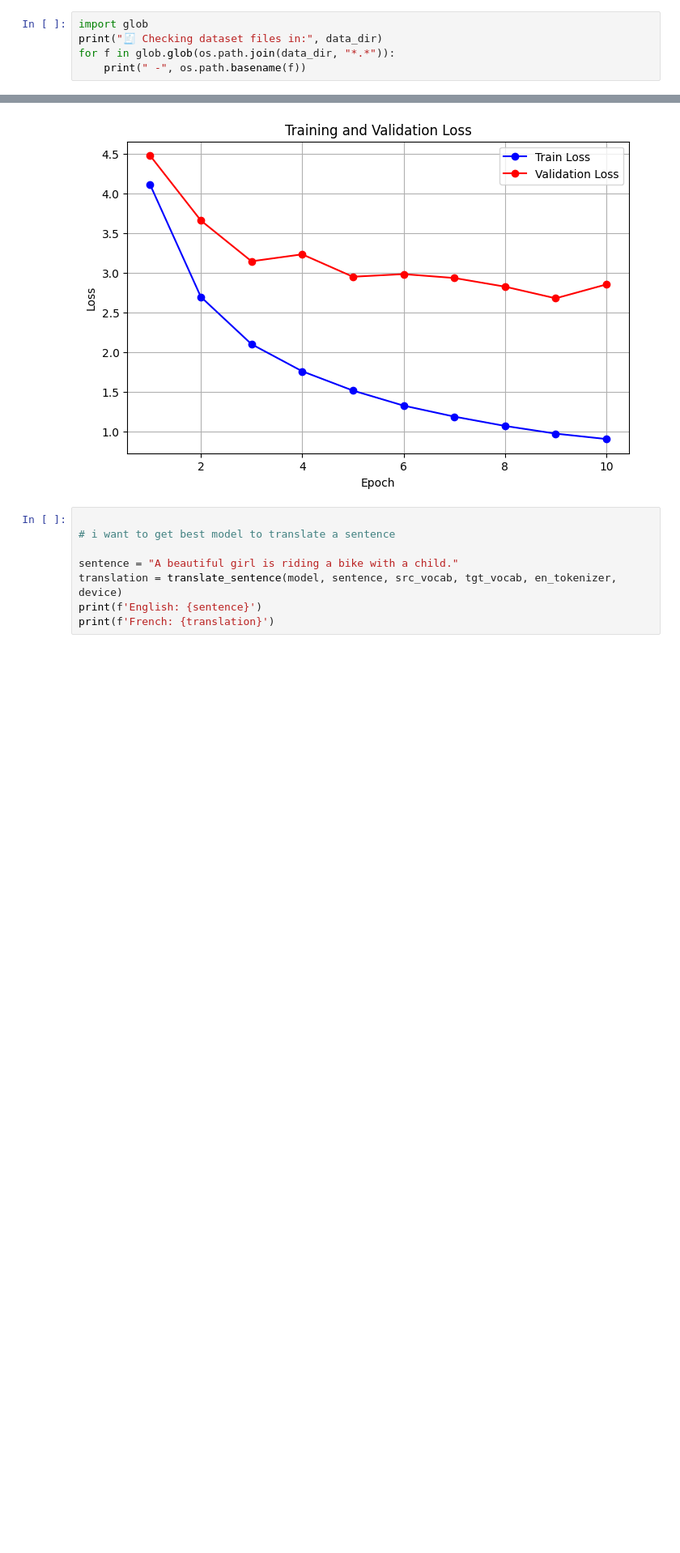
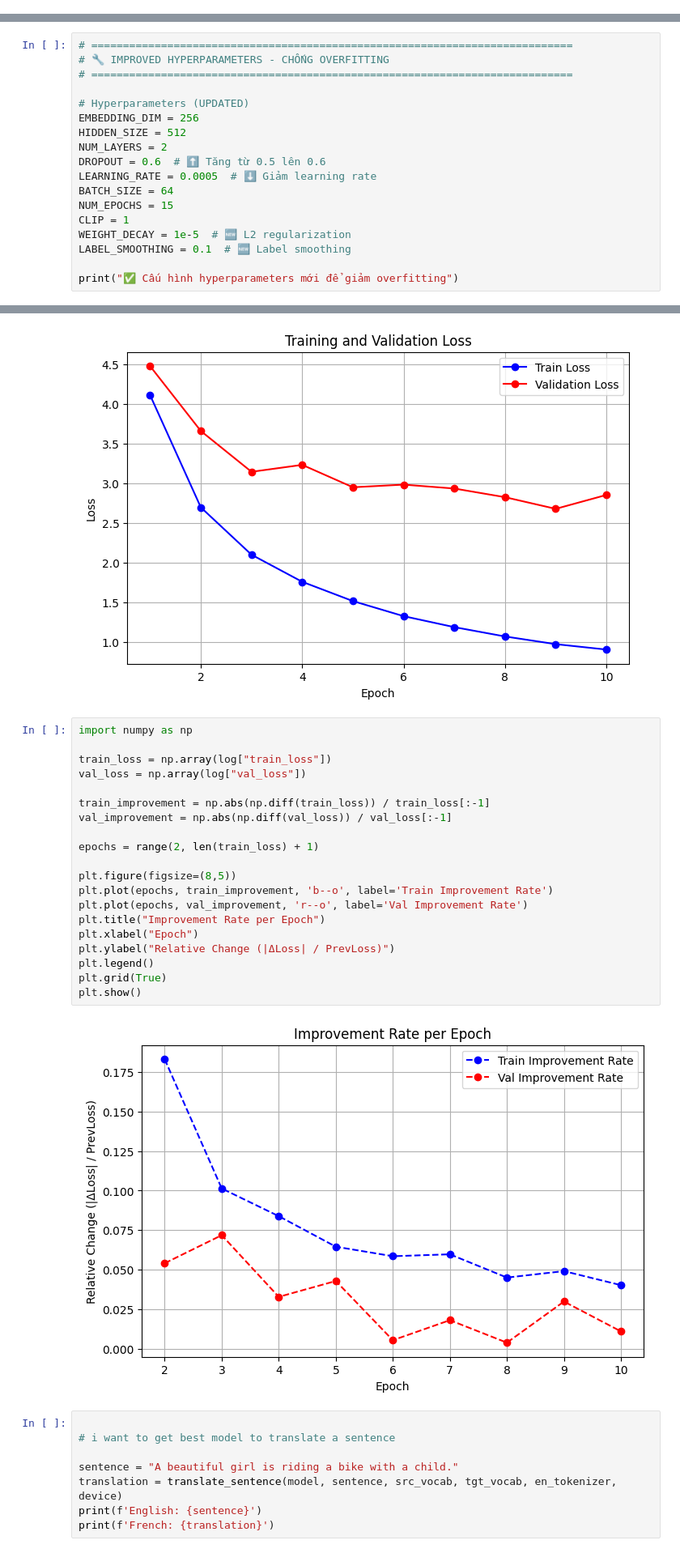
Before and after one commit to MonkeyNerdCoding/English_French_Machine_Translation_LSTM, a Jupyter notebook: best.ipynb, the cells around one changed output, grey strips where cells are left out. Shown at 81% size. Saved outputs shown, nothing was run; the diff lists cells and outputs as text; blank space fills up the shorter version.

```diff
--- a/best.ipynb
+++ b/best.ipynb
@@ -567,8 +411,3 @@ for path in [train_en_path, train_fr_path, val_en_path, val_fr_path, test_en_pat
 ✔ True - d:\HK7NAM4\LTSM\English_French_Machine_Translation_LSTM\dataset\val.fr\val.fr
 ✔ True - d:\HK7NAM4\LTSM\English_French_Machine_Translation_LSTM\dataset\test_2018_flickr.en\test_2018_flickr.en
 ✔ True - d:\HK7NAM4\LTSM\English_French_Machine_Translation_LSTM\dataset\test_2018_flickr.fr\test_2018_flickr.fr
-# %%
-import glob
-print("🧾 Checking dataset files in:", data_dir)
-for f in glob.glob(os.path.join(data_dir, "*.*")):
-    print(" -", os.path.basename(f))
@@ -789,0 +637,18 @@ print("✅ train_log.json đã được tạo thành công!")
+# %%
+# ============================================================================
+# 🔧 IMPROVED HYPERPARAMETERS - CHỐNG OVERFITTING
+# ============================================================================
+
+# Hyperparameters (UPDATED)
+EMBEDDING_DIM = 256
+HIDDEN_SIZE = 512
+NUM_LAYERS = 2
+DROPOUT = 0.6  # ⬆️ Tăng từ 0.5 lên 0.6
+LEARNING_RATE = 0.0005  # ⬇️ Giảm learning rate
+BATCH_SIZE = 64
+NUM_EPOCHS = 15
+CLIP = 1
+WEIGHT_DECAY = 1e-5  # 🆕 L2 regularization
+LABEL_SMOOTHING = 0.1  # 🆕 Label smoothing
+
+print("✅ Cấu hình hyperparameters mới để giảm overfitting")
@@ -811,6 +818,28 @@ plt.grid(True)
 plt.show()
 # %% [output]
 [figure]
+# %%
+import numpy as np
+
+train_loss = np.array(log["train_loss"])
+val_loss = np.array(log["val_loss"])
+
+train_improvement = np.abs(np.diff(train_loss)) / train_loss[:-1]
+val_improvement = np.abs(np.diff(val_loss)) / val_loss[:-1]
+
+epochs = range(2, len(train_loss) + 1)
+
+plt.figure(figsize=(8,5))
+plt.plot(epochs, train_improvement, 'b--o', label='Train Improvement Rate')
+plt.plot(epochs, val_improvement, 'r--o', label='Val Improvement Rate')
+plt.title("Improvement Rate per Epoch")
+plt.xlabel("Epoch")
+plt.ylabel("Relative Change (|ΔLoss| / PrevLoss)")
+plt.legend()
+plt.grid(True)
+plt.show()
+# %% [output]
+[figure, added]
 # %%
 
 # i want to get best model to translate a sentence
```
Also changed, not shown: parts of 11 cells of this notebook, 1 other file.
